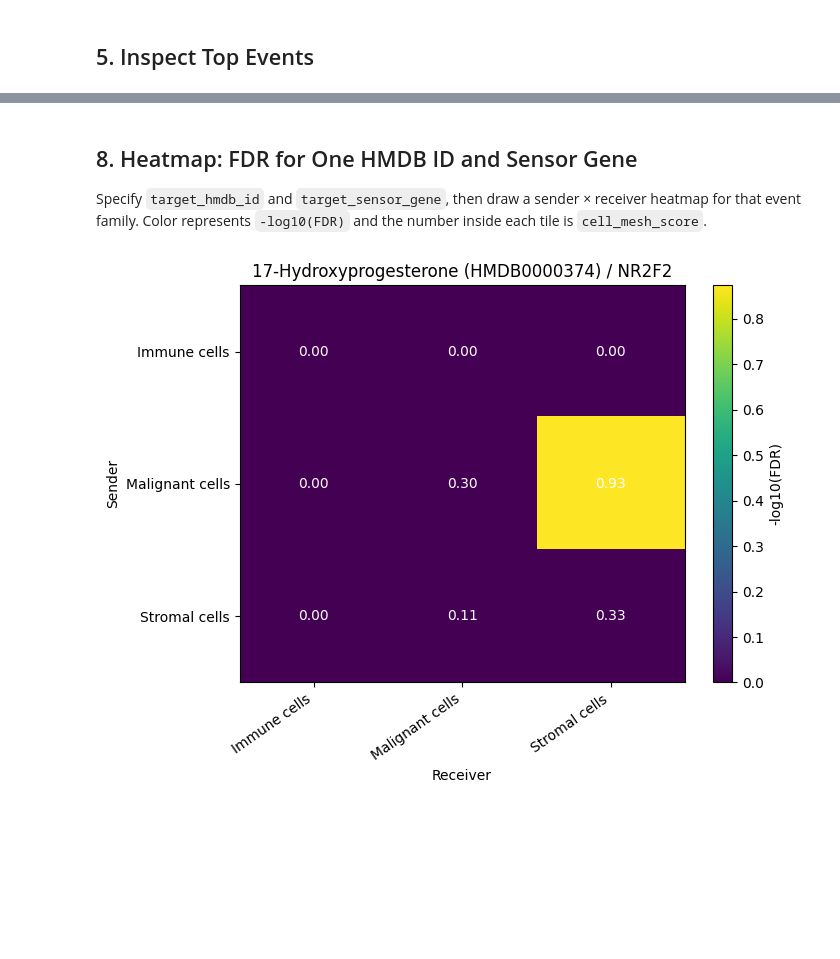
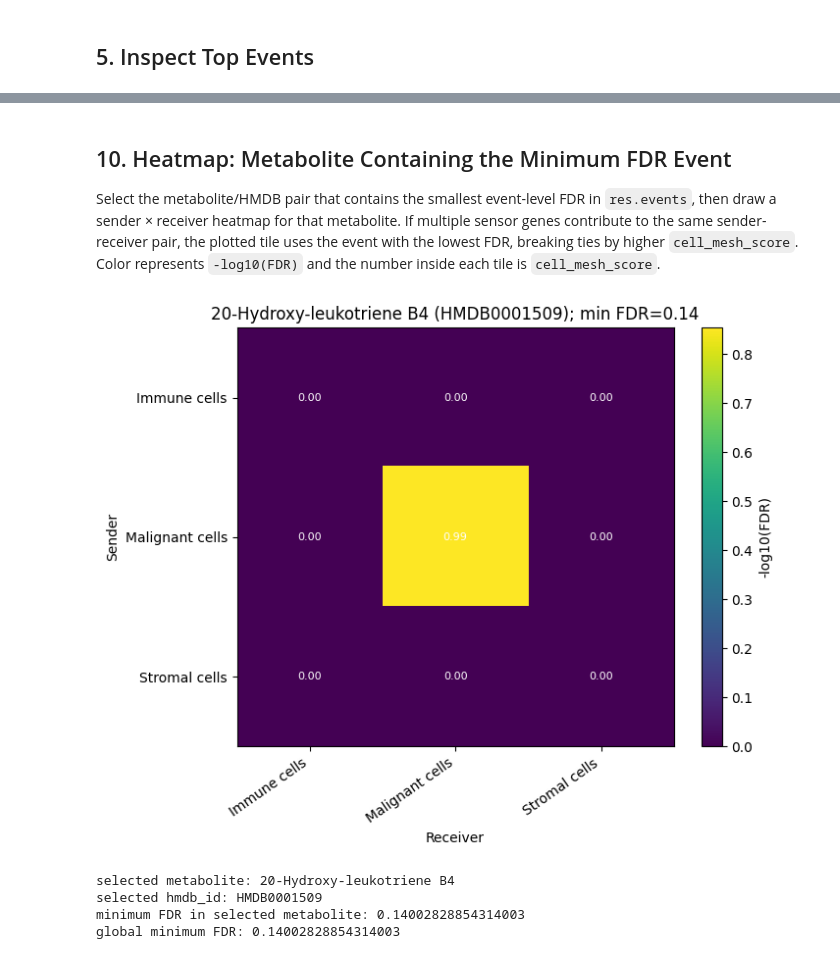
Before and after one commit to libmelo/CellMESH, a Jupyter notebook: examples/demo_HNSC_cellmesh_workflow.ipynb, the cells around one changed output, grey strips where cells are left out. Saved outputs shown, nothing was run; the diff lists cells and outputs as text; code cells hidden in the pictures; blank space fills up the shorter version.

Commit message:
add plotting

```diff
--- a/examples/demo_HNSC_cellmesh_workflow.ipynb
+++ b/examples/demo_HNSC_cellmesh_workflow.ipynb
@@ -226,53 +325,97 @@ display(res.receiver_scores.head(20).round(3))
 # %% [markdown]
-## 8. Heatmap: FDR for One HMDB ID and Sensor Gene
+## 10. Heatmap: Metabolite Containing the Minimum FDR Event
 
-Specify `target_hmdb_id` and `target_sensor_gene`, then draw a sender × receiver heatmap for that event family. Color represents `-log10(FDR)` and the number inside each tile is `cell_mesh_score`.
+Select the metabolite/HMDB pair that contains the smallest event-level FDR in `res.events`, then draw a sender × receiver heatmap for that metabolite. If multiple sensor genes contribute to the same sender-receiver pair, the plotted tile uses the event with the lowest FDR, breaking ties by higher `cell_mesh_score`. Color represents `-log10(FDR)` and the number inside each tile is `cell_mesh_score`.
 # %%
 assert not res.events.empty
+assert "fdr" in res.events.columns
 
-# Choose a specific HMDB ID and sensor gene to visualize.
-# These values are present in the demo subset generated above.
-target_hmdb_id = "HMDB0000374"
-target_sensor_gene = "NR2F2"
+fdr_events = res.events.dropna(subset=["fdr"]).copy()
+assert not fdr_events.empty, "No events with FDR values are available; run with n_perms > 0."
+
+min_fdr_event = fdr_events.sort_values(
+    ["fdr", "cell_mesh_score"],
+    ascending=[True, False],
+).iloc[0]
+
+target_metabolite = min_fdr_event["metabolite"]
+target_hmdb_id = min_fdr_event["hmdb_id"]
+target_min_fdr = float(min_fdr_event["fdr"])
 
 target_events = res.events[
-    (res.events["hmdb_id"] == target_hmdb_id)
-    & (res.events["sensor_gene"] == target_sensor_gene)
+    (res.events["metabolite"] == target_metabolite)
+    & (res.events["hmdb_id"] == target_hmdb_id)
 ].copy()
 
-assert not target_events.empty, f"No events found for {target_hmdb_id} / {target_sensor_gene}"
+assert not target_events.empty, f"No events found for {target_metabolite} / {target_hmdb_id}"
 
-target_metabolite = target_events["metabolite"].iloc[0]
-score_matrix = target_events.pivot(index="sender", columns="receiver", values="cell_mesh_score")
-fdr_matrix = target_events.pivot(index="sender", columns="receiver", values="fdr")
+plot_events = (
+    target_events
+    .sort_values(["sender", "receiver", "fdr", "cell_mesh_score"], ascending=[True, True, True, False])
+    .drop_duplicates(["sender", "receiver"], keep="first")
+)
 
-min_positive_fdr = 1.0 / (100 + 1)
+score_matrix = plot_events.pivot(index="sender", columns="receiver", values="cell_mesh_score")
+fdr_matrix = plot_events.pivot(index="sender", columns="receiver", values="fdr")
+positive_fdr = fdr_matrix.where(fdr_matrix > 0).min().min()
+min_positive_fdr = positive_fdr if pd.notna(positive_fdr) else 1.0 / (100 + 1)
 log_fdr_matrix = -np.log10(fdr_matrix.clip(lower=min_positive_fdr))
 plot_values = np.ma.masked_invalid(log_fdr_matrix.to_numpy(dtype=float))
 
-fig, ax = plt.subplots(figsize=(1.4 * len(score_matrix.columns) + 3, 1.0 * len(score_matrix.index) + 2.5))
+fig, ax = plt.subplots(figsize=(1.4 * len(score_matrix.columns) + 3, 1.0 * len(score_matrix.index) + 2.8))
 image = ax.imshow(plot_values, cmap="viridis", aspect="auto")
 
 ax.set_xticks(np.arange(len(score_matrix.columns)))
 ax.set_xticklabels(score_matrix.columns, rotation=35, ha="right")
 ax.set_yticks(np.arange(len(score_matrix.index)))
 ax.set_yticklabels(score_matrix.index)
 ax.set_xlabel("Receiver")
 ax.set_ylabel("Sender")
-ax.set_title(f"{target_metabolite} ({target_hmdb_id}) / {target_sensor_gene}")
+ax.set_title(f"{target_metabolite} ({target_hmdb_id}); min FDR={target_min_fdr:.3g}")
 
 for i, sender in enumerate(score_matrix.index):
     for j, receiver in enumerate(score_matrix.columns):
         score = score_matrix.loc[sender, receiver]
         if pd.notna(score):
-            ax.text(j, i, f"{score:.2f}", ha="center", va="center", color="white", fontsize=10)
+            ax.text(
+                j,
+                i,
+                f"{score:.2f}",
+                ha="center",
+                va="center",
+                color="white",
+                fontsize=8,
+            )
 
 cbar = fig.colorbar(image, ax=ax)
 cbar.set_label("-log10(FDR)")
 fig.tight_layout()
 plt.show()
 
-display(target_events[["sender", "receiver", "metabolite", "hmdb_id", "sensor_gene", "sensor_type", "cell_mesh_score", "perm_pvalue", "fdr"]])
+print("selected metabolite:", target_metabolite)
+print("selected hmdb_id:", target_hmdb_id)
+print("minimum FDR in selected metabolite:", target_events["fdr"].min())
+print("global minimum FDR:", fdr_events["fdr"].min())
+
+display(
+    plot_events[
+        [
+            "sender",
+            "receiver",
+            "metabolite",
+            "hmdb_id",
+            "sensor_gene",
+            "sensor_type",
+            "cell_mesh_score",
+            "perm_pvalue",
+            "fdr",
+        ]
+    ]
+)
 # %% [output]
-[figure, old version]
+[figure, new version]
+selected metabolite: 20-Hydroxy-leukotriene B4
+selected hmdb_id: HMDB0001509
+minimum FDR in selected metabolite: 0.14002828854314003
+global minimum FDR: 0.14002828854314003
 |  | sender | receiver | metabolite | hmdb_id | sensor_gene | sensor_type | cell_mesh_score | perm_pvalue | ... |
```
Also changed, not shown: parts of 15 cells of this notebook, 10 other files.
